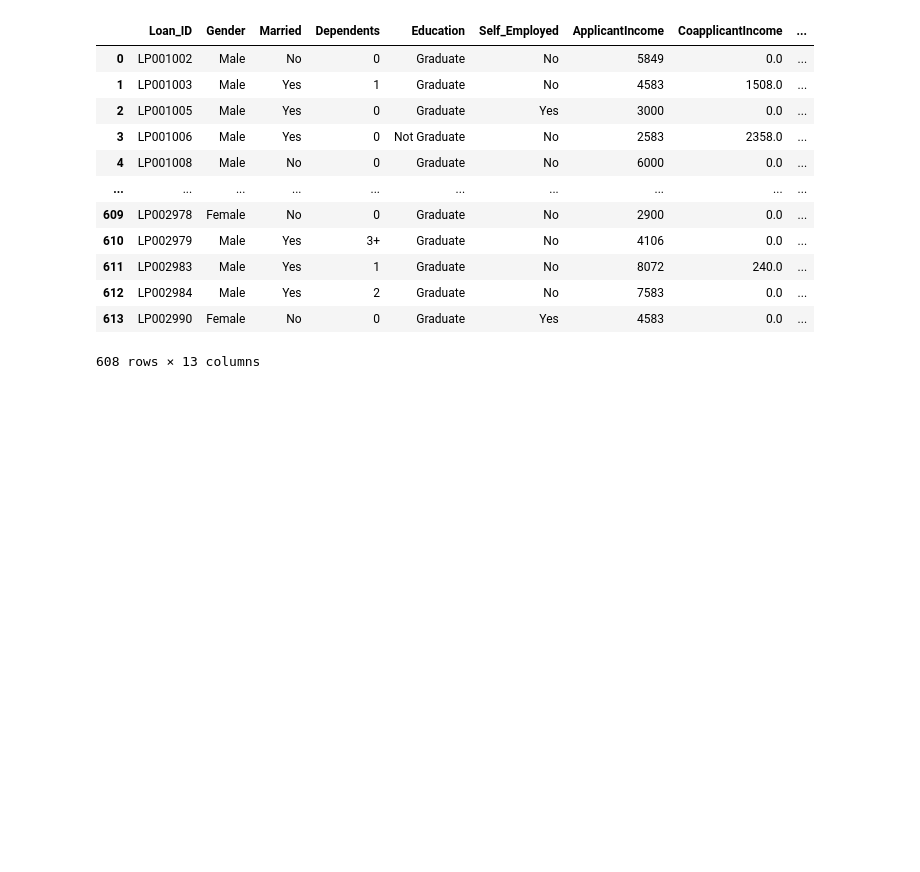
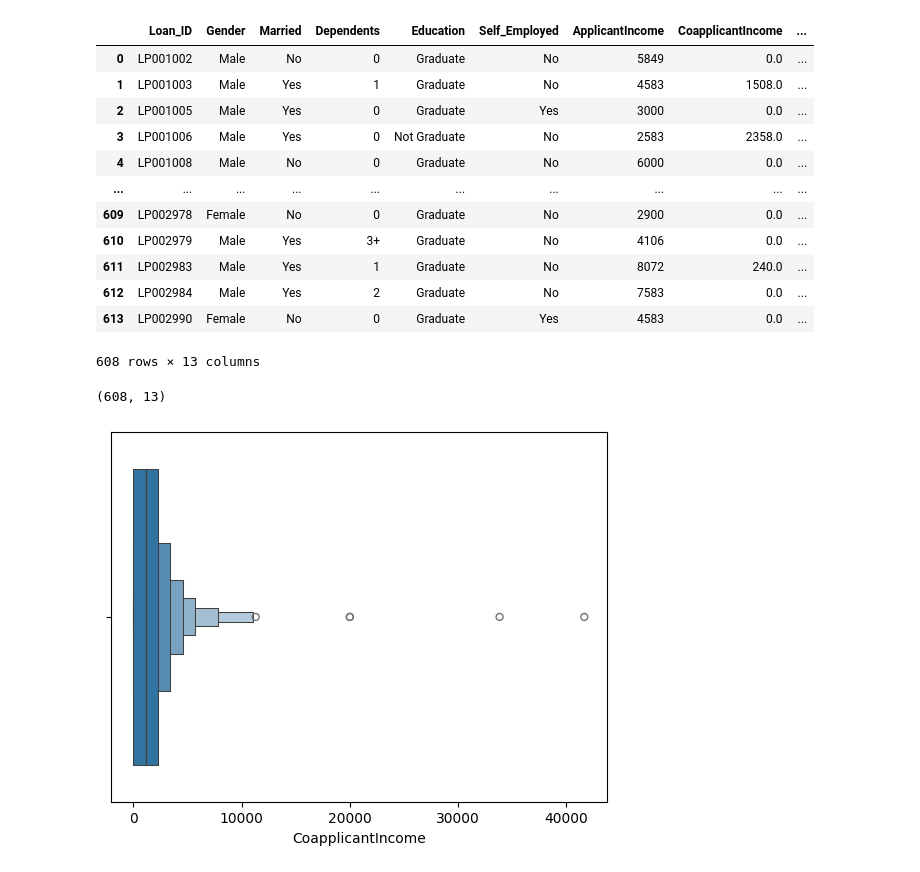
Before and after one commit to pratik6266/Python, a Jupyter notebook: Data_Science/02_Machine_Learning/04_outliers.ipynb, the cells around one changed output. Cells and saved outputs as stored; diff of their text form; code cells hidden in the pictures; blank space fills up the shorter version.

```diff
--- a/Data_Science/02_Machine_Learning/04_outliers.ipynb
+++ b/Data_Science/02_Machine_Learning/04_outliers.ipynb
@@ -124,3 +124,12 @@ new_dataset
 | 612 | LP002984 | Male | Yes | 2 | Graduate | No | 7583 | 0.0 | ... |
 | 613 | LP002990 | Female | No | 0 | Graduate | Yes | 4583 | 0.0 | ... |
 608 rows × 13 columns
+# %%
+new_dataset.shape
+# %% [output]
+(608, 13)
+# %%
+sns.boxenplot(x='CoapplicantIncome', data=dataset)
+plt.show()
+# %% [output]
+[figure, added]
```
Also changed, not shown: 2 other files.
